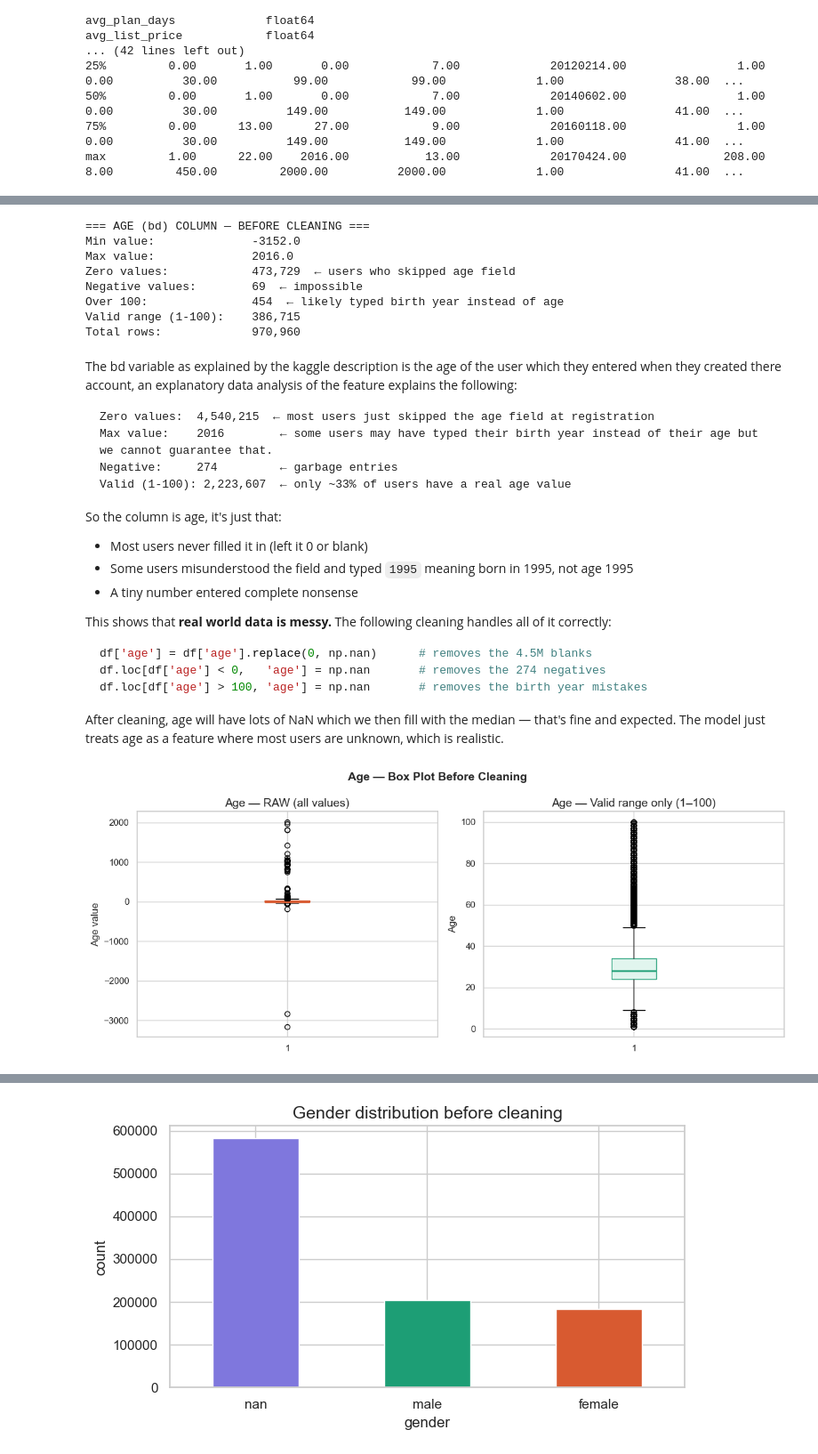
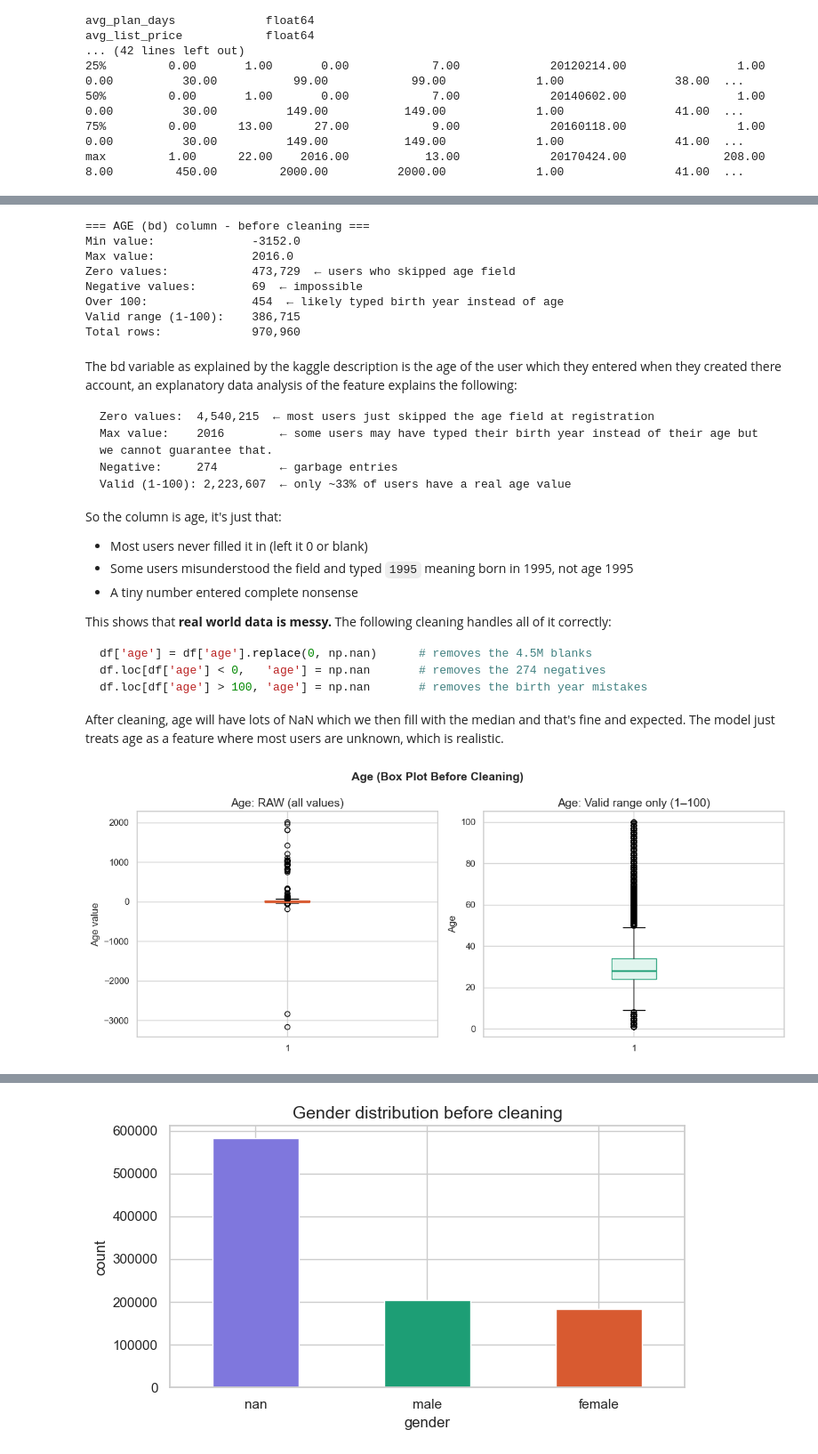
Before and after one commit to thm-msror/kkbox-churn-prediction, a Jupyter notebook: notebooks/01_EDA.ipynb, the cells around one changed output, grey strips where cells are left out. Shown at 89% size. Drawn from its saved outputs; the diff is of its cells as text; code cells hidden in the pictures.

````diff
--- a/notebooks/01_EDA.ipynb
+++ b/notebooks/01_EDA.ipynb
@@ -350,9 +339,7 @@ max         1.00      22.00    2016.00           13.00             20170424.00
 
 We generate before/after pair visualizations for age and gender for the presentation. The rest of the nulls are handled silently with median imputation therefore, no visualization needed because there's nothing interesting to show, just missing numbers being filled.
 # %%
-# ============================================================
-# AGE (bd) — BEFORE CLEANING
-# ============================================================
+# Age before cleaning
 # From our pre-cleaning inspection we saw:
 #   min = -3152  → impossible, clearly garbage entry
 #   max = 2016   → user typed birth year instead of age
@@ -361,7 +348,7 @@ We generate before/after pair visualizations for age and gender for the presenta
 # We visualise the raw distribution to show how extreme this is using a box-whisker plot
 # ============================================================
 
-print("=== AGE (bd) COLUMN — BEFORE CLEANING ===")
+print("=== AGE (bd) column - before cleaning ===")
 print(f"Min value:              {df['bd'].min()}")
 print(f"Max value:              {df['bd'].max()}")
 print(f"Zero values:            {(df['bd'] == 0).sum():,}  ← users who skipped age field")
@@ -370,7 +357,7 @@ print(f"Over 100:               {(df['bd'] > 100).sum():,}  ← likely typed bir
 print(f"Valid range (1-100):    {((df['bd'] > 0) & (df['bd'] <= 100)).sum():,}")
 print(f"Total rows:             {len(df):,}")
 # %% [output]
-=== AGE (bd) COLUMN — BEFORE CLEANING ===
+=== AGE (bd) column - before cleaning ===
 Min value:              -3152.0
 Max value:              2016.0
 Zero values:            473,729  ← users who skipped age field
@@ -400,30 +387,30 @@ df.loc[df['age'] < 0,   'age'] = np.nan       # removes the 274 negatives
 df.loc[df['age'] > 100, 'age'] = np.nan       # removes the birth year mistakes
 ```
 
-After cleaning, age will have lots of NaN which we then fill with the median — that's fine and expected. The model just treats age as a feature where most users are unknown, which is realistic.
+After cleaning, age will have lots of NaN which we then fill with the median and that's fine and expected. The model just treats age as a feature where most users are unknown, which is realistic.
 # %%
 # box and whisker plot to show age outliers before cleaning
 fig, axes = plt.subplots(1, 2, figsize=(12, 5))
 
-# left: raw data — shows how extreme the outliers are
+# left: raw data - shows how extreme the outliers are
 axes[0].boxplot(df['bd'].dropna(), patch_artist=True,
                 boxprops=dict(facecolor='#FAECE7', color='#D85A30'),
                 medianprops=dict(color='#D85A30', linewidth=2))
-axes[0].set_title('Age — RAW (all values)')
+axes[0].set_title('Age: RAW (all values)')
 axes[0].set_ylabel('Age value')
 
 # right: valid range only (1-100)
 df_valid = df[(df['bd'] > 0) & (df['bd'] <= 100)]['bd']
 axes[1].boxplot(df_valid, patch_artist=True,
                 boxprops=dict(facecolor='#E1F5EE', color='#1D9E75'),
                 medianprops=dict(color='#1D9E75', linewidth=2))
-axes[1].set_title('Age — Valid range only (1–100)')
+axes[1].set_title('Age: Valid range only (1–100)')
 axes[1].set_ylabel('Age')
 
-plt.suptitle('Age — Box Plot Before Cleaning', fontsize=14, fontweight='bold')
+plt.suptitle('Age (Box Plot Before Cleaning)', fontsize=14, fontweight='bold')
 plt.tight_layout()
 plt.savefig('../Visualizations/plot_age_boxplot_before.png', dpi=150, bbox_inches='tight')
 plt.show()
 # %% [output]
-[figure, old version]
+[figure, new version]
 # %%
````
Also changed, not shown: parts of 13 cells of this notebook, 7 other files.
